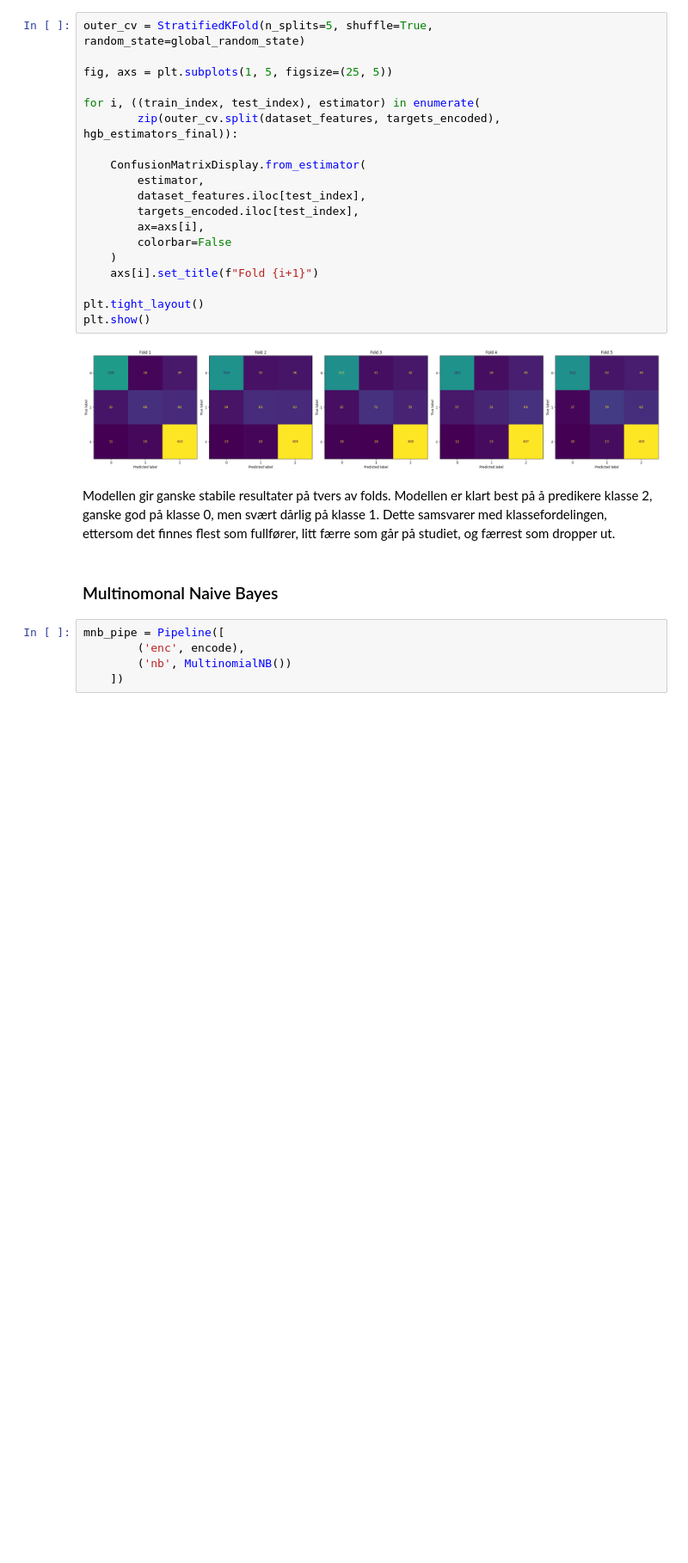
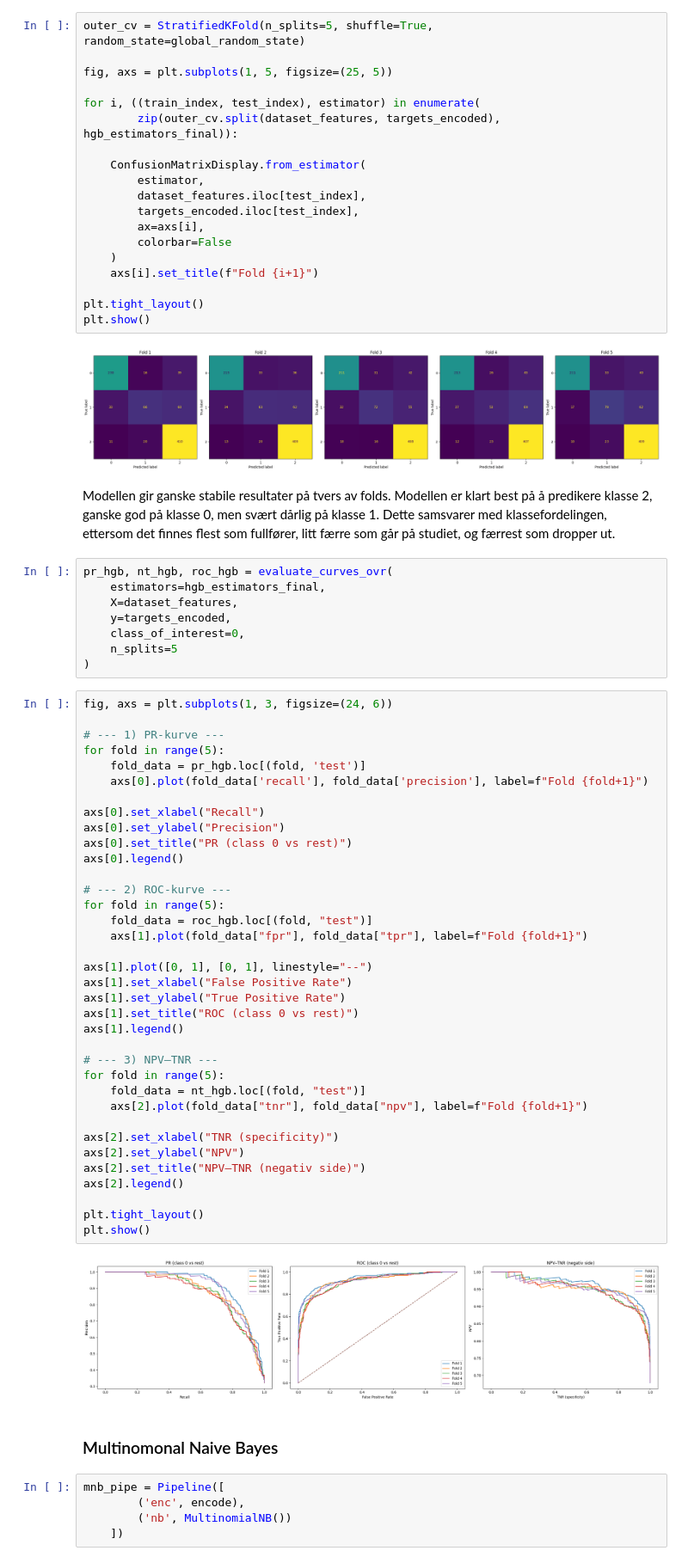
Before and after one commit to Finken2002/Mandatory_Artificial_Neural_Networks, a Jupyter notebook: Comparison_of_Classifiers_for_Student_Performance_Prediction/Comparison_of_Classifiers_for_Student_Performance_Predictions_ANN_3.ipynb, the cells around one changed output. Shown at 86% size. Saved outputs shown, nothing was run; the diff lists cells and outputs as text; blank space fills up the shorter version.

```diff
--- a/Comparison_of_Classifiers_for_Student_Performance_Prediction/Comparison_of_Classifiers_for_Student_Performance_Predictions_ANN_3.ipynb
+++ b/Comparison_of_Classifiers_for_Student_Performance_Prediction/Comparison_of_Classifiers_for_Student_Performance_Predictions_ANN_3.ipynb
@@ -1062,6 +1152,52 @@ plt.show()
 [figure]
 # %% [markdown]
 Modellen gir ganske stabile resultater på tvers av folds. Modellen er klart best på å predikere klasse 2, ganske god på klasse 0, men svært dårlig på klasse 1. Dette samsvarer med klassefordelingen, ettersom det finnes flest som fullfører, litt færre som går på studiet, og færrest som dropper ut.
+# %%
+pr_hgb, nt_hgb, roc_hgb = evaluate_curves_ovr(
+    estimators=hgb_estimators_final,
+    X=dataset_features,
+    y=targets_encoded,
+    class_of_interest=0,
+    n_splits=5
+)
+# %%
+fig, axs = plt.subplots(1, 3, figsize=(24, 6))
+
+# --- 1) PR-kurve ---
+for fold in range(5):
+    fold_data = pr_hgb.loc[(fold, 'test')]
+    axs[0].plot(fold_data['recall'], fold_data['precision'], label=f"Fold {fold+1}")
+
+axs[0].set_xlabel("Recall")
+axs[0].set_ylabel("Precision")
+axs[0].set_title("PR (class 0 vs rest)")
+axs[0].legend()
+
+# --- 2) ROC-kurve ---
+for fold in range(5):
+    fold_data = roc_hgb.loc[(fold, "test")]
+    axs[1].plot(fold_data["fpr"], fold_data["tpr"], label=f"Fold {fold+1}")
+
+axs[1].plot([0, 1], [0, 1], linestyle="--")
+axs[1].set_xlabel("False Positive Rate")
+axs[1].set_ylabel("True Positive Rate")
+axs[1].set_title("ROC (class 0 vs rest)")
+axs[1].legend()
+
+# --- 3) NPV–TNR ---
+for fold in range(5):
+    fold_data = nt_hgb.loc[(fold, "test")]
+    axs[2].plot(fold_data["tnr"], fold_data["npv"], label=f"Fold {fold+1}")
+
+axs[2].set_xlabel("TNR (specificity)")
+axs[2].set_ylabel("NPV")
+axs[2].set_title("NPV–TNR (negativ side)")
+axs[2].legend()
+
+plt.tight_layout()
+plt.show()
+# %% [output]
+[figure, added]
 # %% [markdown]
 ### Multinomonal Naive Bayes
 # %%
```
Also changed, not shown: parts of 6 cells of this notebook.
